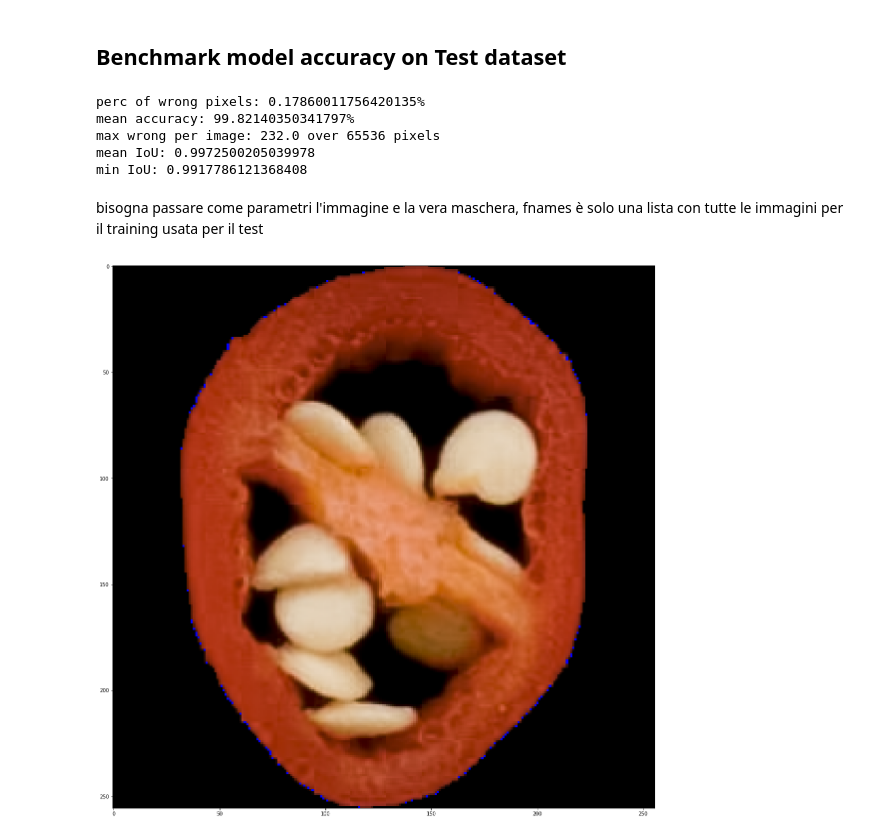
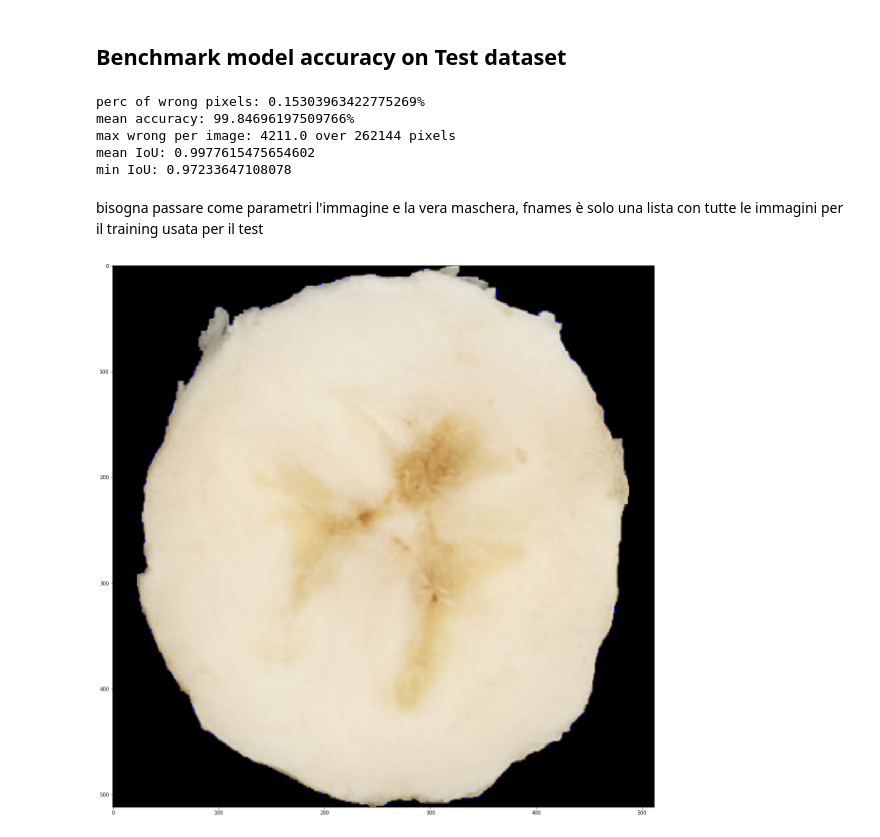
Before and after one commit to mone27/fruit-detection, a Jupyter notebook: Segmentation.ipynb, the cells around one changed output. Saved outputs shown, nothing was run; the diff lists cells and outputs as text; code cells hidden in the pictures.

Commit message:
updates to Segmentation and Classification

```diff
--- a/Segmentation.ipynb
+++ b/Segmentation.ipynb
@@ -92,7 +94,13 @@ learn.show_results()
 # %% [markdown]
 ## Benchmark model accuracy on Test dataset
 # %%
-inf_size = 256
+inf_size = 512
+# %%
+class SegLabelListCustom(SegmentationLabelList):
+    def open(self, fn): return open_mask(fn, div=True)
+
+class SegItemListCustom(SegmentationItemList):
+    _label_cls = SegLabelListCustom
 # %%
 inf_data =  (SegItemListCustom.from_folder(path_img)
             .split_by_folder(train='train', valid='valid')
@@ -100,6 +108,10 @@ inf_data =  (SegItemListCustom.from_folder(path_img)
             .transform(size=inf_size, tfm_y=True, resize_method=ResizeMethod.PAD, padding_mode = 'zeros')
             .databunch(bs=bs)
             .normalize(imagenet_stats))
+# %%
+def seg_accuracy(input, target):
+    target = target.squeeze(1)
+    return (input.argmax(dim=1)==target).float().mean()
 # %%
 inf_learn = unet_learner(inf_data, models.resnet34, metrics=[seg_accuracy]).load("test1-10epoch-256")
 # %%
@@ -134,11 +146,11 @@ def seg_bench_test():
 # %%
 seg_bench_test()
 # %% [output]
-perc of wrong pixels: 0.17860011756420135%
-mean accuracy: 99.82140350341797%
-max wrong per image: 232.0 over 65536 pixels
-mean IoU: 0.9972500205039978
-min IoU: 0.9917786121368408
+perc of wrong pixels: 0.15303963422775269%
+mean accuracy: 99.84696197509766%
+max wrong per image: 4211.0 over 262144 pixels
+mean IoU: 0.9977615475654602
+min IoU: 0.97233647108078
 # %%
 def plot_pixel_difference(img_path, real_mask_path, figsize=(20,20)):
     img = open_image(img_path)
@@ -156,7 +168,7 @@ def plot_pixel_difference(img_path, real_mask_path, figsize=(20,20)):
 # %% [markdown]
 bisogna passare come parametri l'immagine e la vera maschera, fnames è solo una lista con tutte le immagini per il training usata per il test
 # %%
-img = 400
+img = 10
 plot_pixel_difference(fnames[img], get_labels(fnames[img]))
 # %% [output]
-[figure, old version]
+[figure, new version]
```
Also changed, not shown: parts of 4 cells of this notebook, 2 other files.
